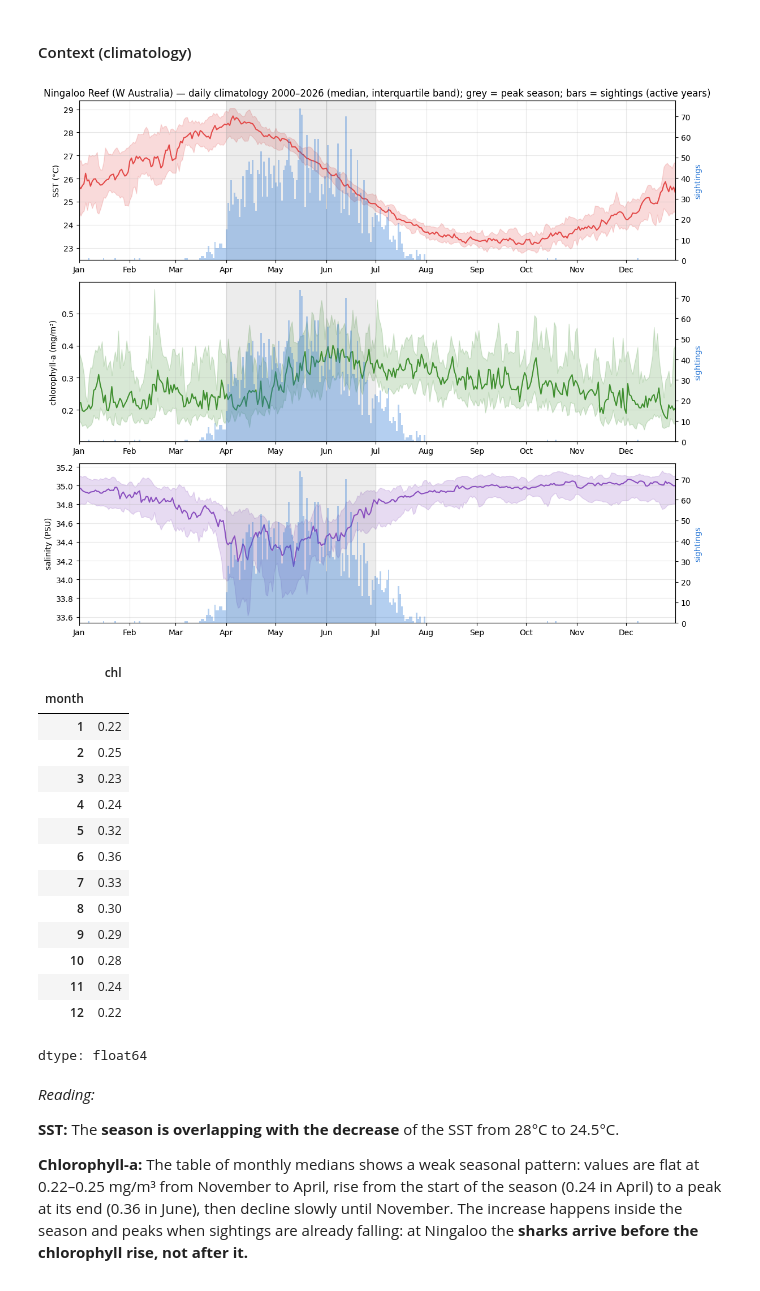
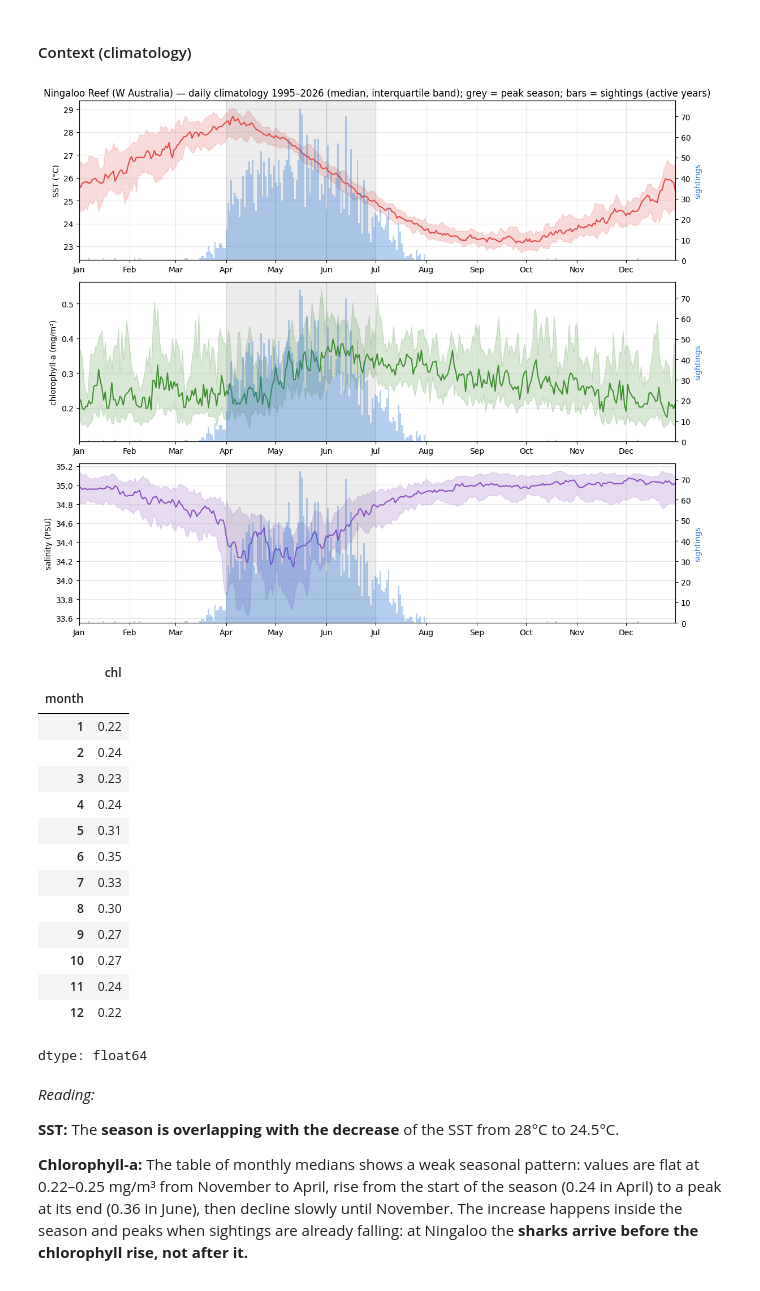
Before and after one commit to Patrick190508/whaleshark-mafia-island, a Jupyter notebook: notebooks/Daily_EDA_Peak_Season.ipynb, the cells around one changed output. Drawn from its saved outputs; the diff is of its cells as text; code cells hidden in the pictures.

```diff
--- a/notebooks/Daily_EDA_Peak_Season.ipynb
+++ b/notebooks/Daily_EDA_Peak_Season.ipynb
@@ -298,23 +296,23 @@ def year_plots(s):
 # %% [markdown]
 #### Context (climatology)
 # %%
-climatology(SITES[0])
-d = series[SITES[0]]; d = d[d['year'] >= 2000]
+climatology(SITES[0], clim_from=1995)
+d = series[SITES[0]]; d = d[d['year'] >= 1995]
 d.groupby('month')['chl'].median().round(2)
 # %% [output]
-[figure, old version]
+[figure, new version]
 |  | chl |
 | month |  |
 | 1 | 0.22 |
-| 2 | 0.25 |
+| 2 | 0.24 |
 | 3 | 0.23 |
 | 4 | 0.24 |
-| 5 | 0.32 |
-| 6 | 0.36 |
+| 5 | 0.31 |
+| 6 | 0.35 |
 | 7 | 0.33 |
 | 8 | 0.30 |
-| 9 | 0.29 |
-| 10 | 0.28 |
+| 9 | 0.27 |
+| 10 | 0.27 |
 | 11 | 0.24 |
 | 12 | 0.22 |
 dtype: float64
```
Also changed, not shown: parts of 7 cells of this notebook.
